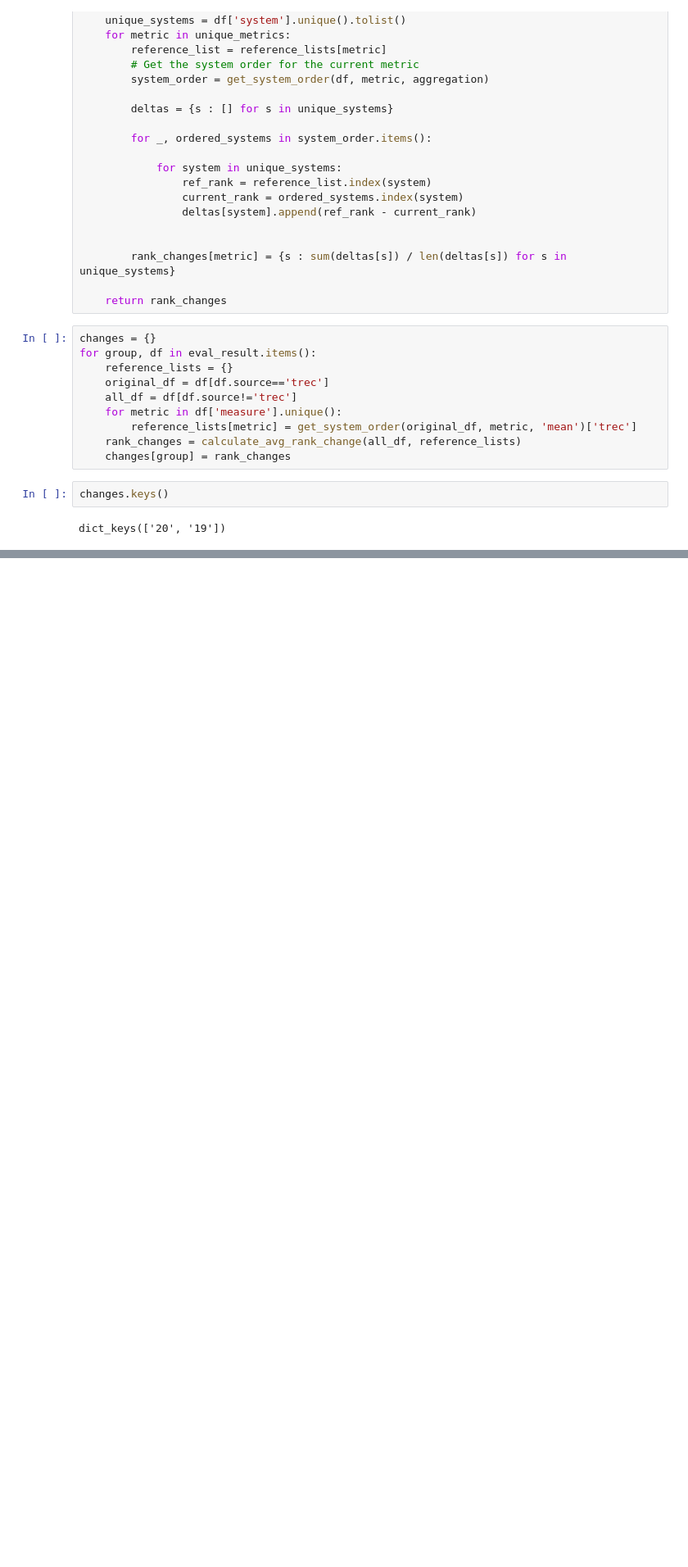
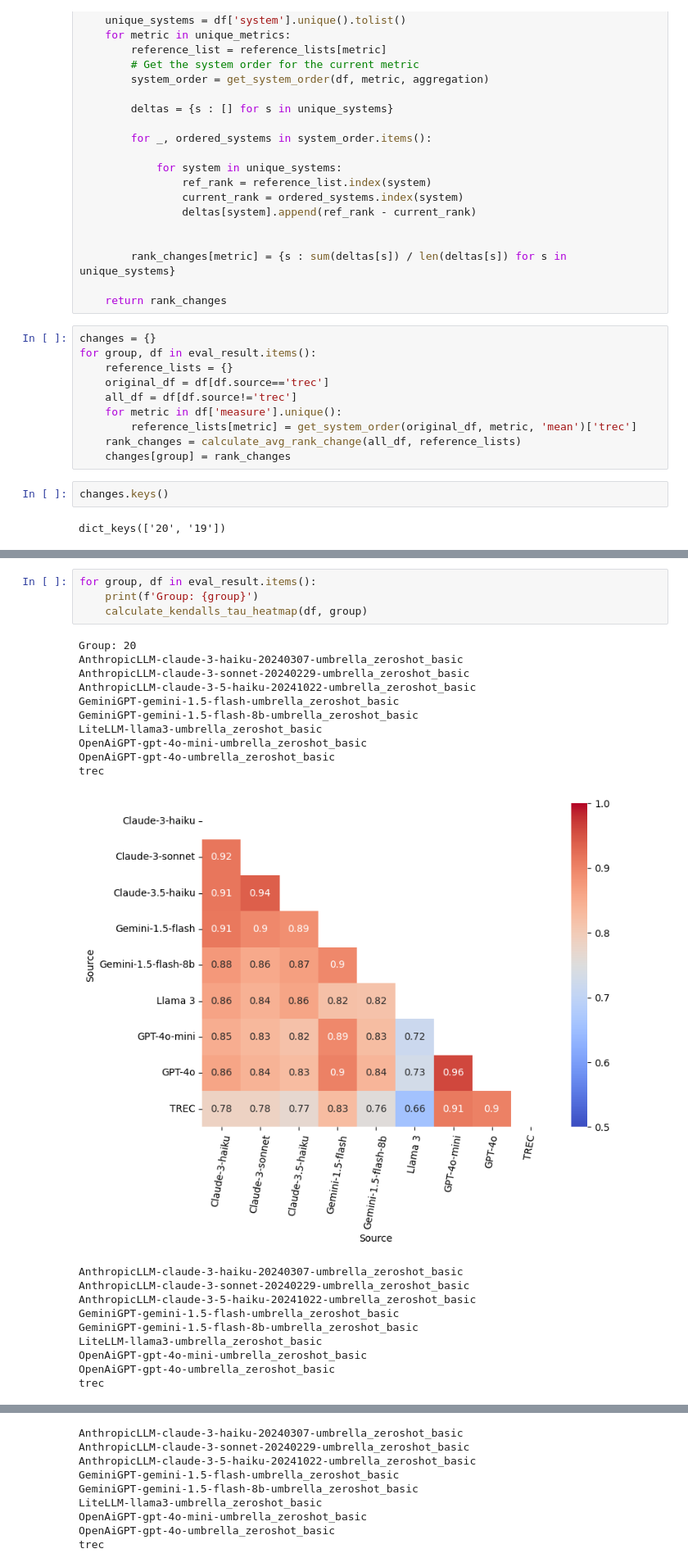
Before and after one commit to webis-de/sigir25-llm-inter-annotator-agreement, a Jupyter notebook: analysis/oracles-and-pools.ipynb, the cells around one changed output, grey strips where cells are left out. Shown at 82% size. Drawn from its saved outputs; the diff is of its cells as text; blank space fills up the shorter version.

```diff
--- a/analysis/oracles-and-pools.ipynb
+++ b/analysis/oracles-and-pools.ipynb
@@ -226,0 +324,25 @@ for key, change in changes.items():
+# %%
+for group, df in eval_result.items():
+    print(f'Group: {group}')
+    calculate_kendalls_tau_heatmap(df, group)
+# %% [output]
+Group: 20
+AnthropicLLM-claude-3-haiku-20240307-umbrella_zeroshot_basic
+AnthropicLLM-claude-3-sonnet-20240229-umbrella_zeroshot_basic
+AnthropicLLM-claude-3-5-haiku-20241022-umbrella_zeroshot_basic
+GeminiGPT-gemini-1.5-flash-umbrella_zeroshot_basic
+GeminiGPT-gemini-1.5-flash-8b-umbrella_zeroshot_basic
+LiteLLM-llama3-umbrella_zeroshot_basic
+OpenAiGPT-gpt-4o-mini-umbrella_zeroshot_basic
+OpenAiGPT-gpt-4o-umbrella_zeroshot_basic
+trec
+[figure, added]
+AnthropicLLM-claude-3-haiku-20240307-umbrella_zeroshot_basic
+AnthropicLLM-claude-3-sonnet-20240229-umbrella_zeroshot_basic
+AnthropicLLM-claude-3-5-haiku-20241022-umbrella_zeroshot_basic
+GeminiGPT-gemini-1.5-flash-umbrella_zeroshot_basic
+GeminiGPT-gemini-1.5-flash-8b-umbrella_zeroshot_basic
+LiteLLM-llama3-umbrella_zeroshot_basic
+OpenAiGPT-gpt-4o-mini-umbrella_zeroshot_basic
+OpenAiGPT-gpt-4o-umbrella_zeroshot_basic
+trec
@@ -226,0 +350,9 @@ for key, change in changes.items():
+AnthropicLLM-claude-3-haiku-20240307-umbrella_zeroshot_basic
+AnthropicLLM-claude-3-sonnet-20240229-umbrella_zeroshot_basic
+AnthropicLLM-claude-3-5-haiku-20241022-umbrella_zeroshot_basic
+GeminiGPT-gemini-1.5-flash-umbrella_zeroshot_basic
+GeminiGPT-gemini-1.5-flash-8b-umbrella_zeroshot_basic
+LiteLLM-llama3-umbrella_zeroshot_basic
+OpenAiGPT-gpt-4o-mini-umbrella_zeroshot_basic
+OpenAiGPT-gpt-4o-umbrella_zeroshot_basic
+trec
```
Also changed, not shown: parts of 8 cells of this notebook, 15 other files.
